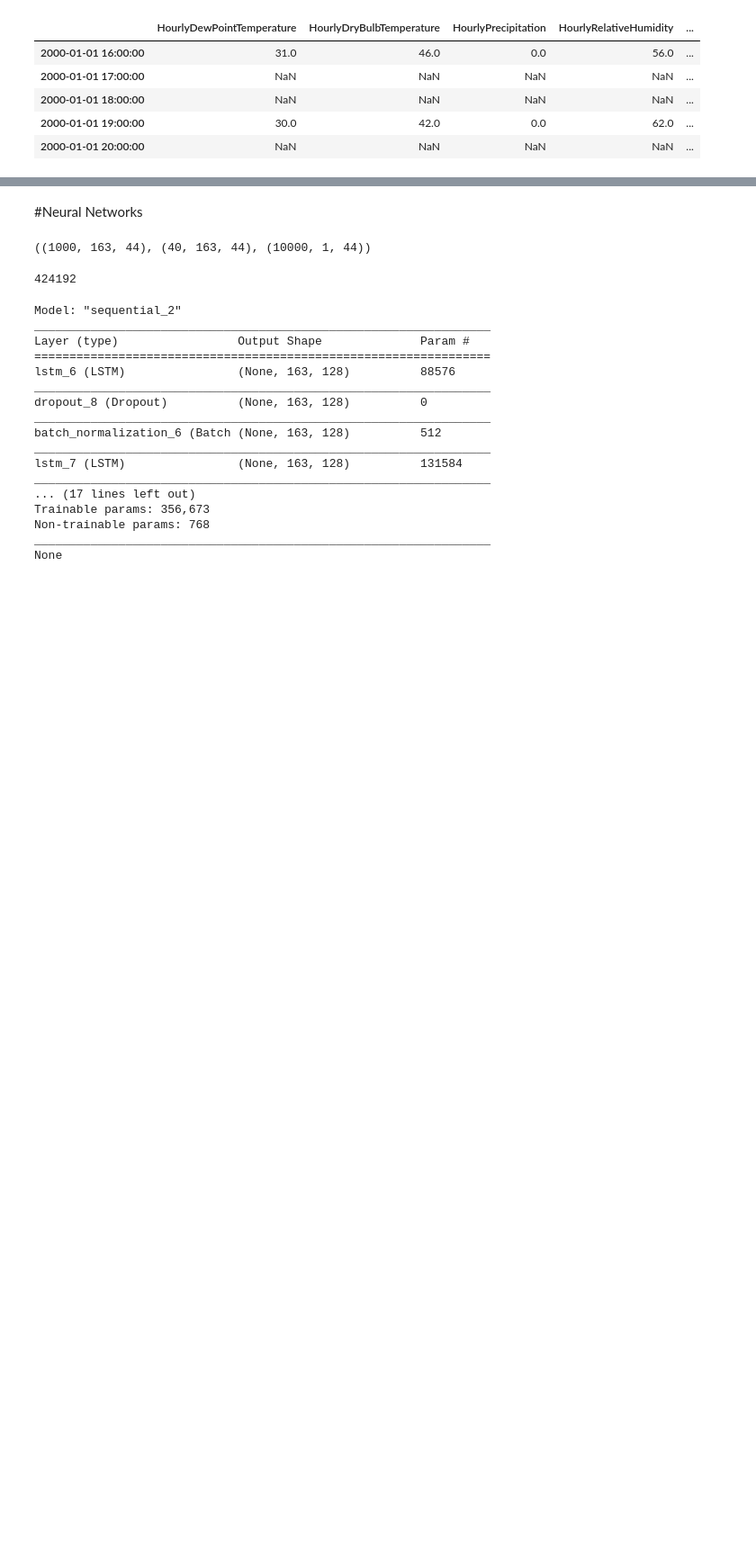
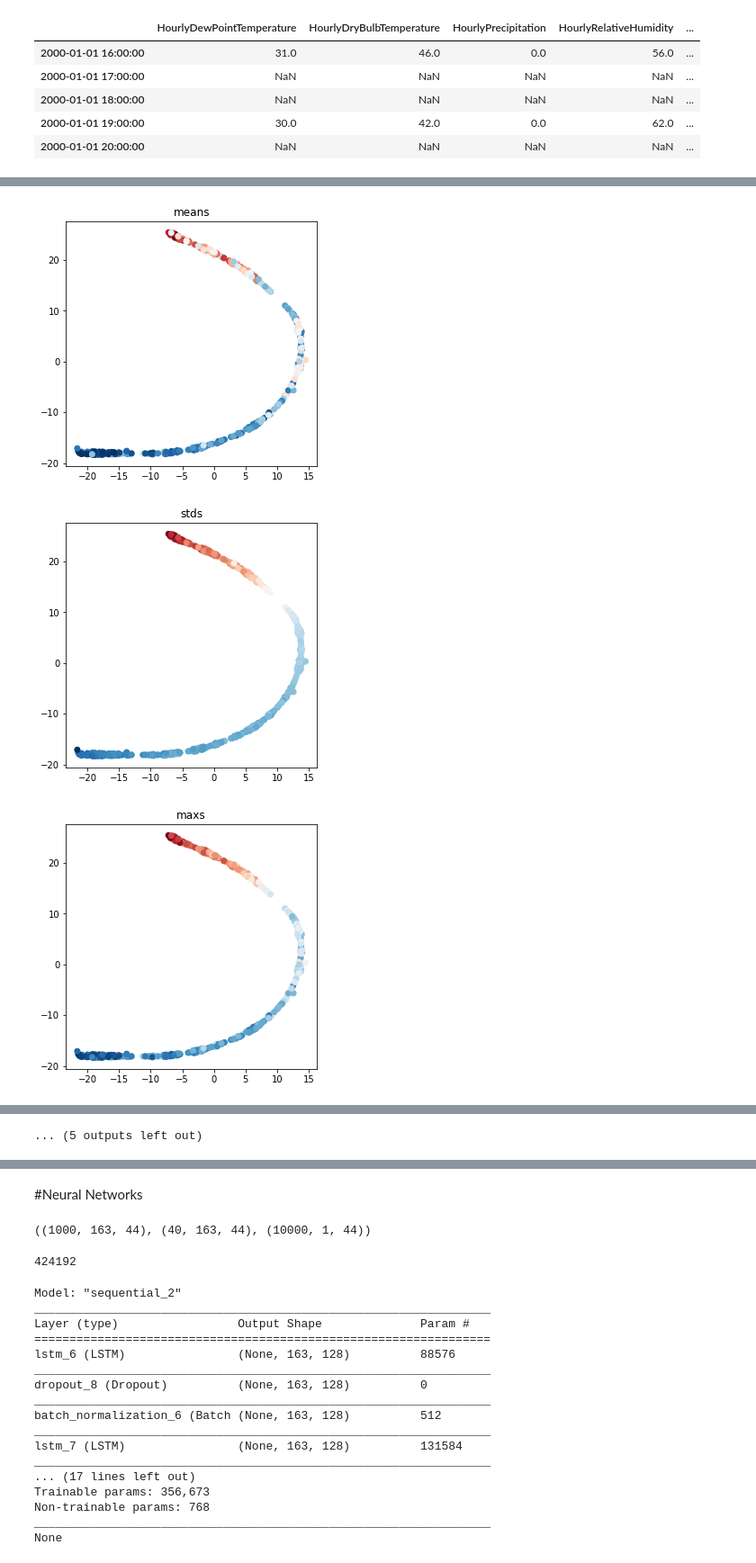
Before and after one commit to takao8/MLTSAProject, a Jupyter notebook: RNN_network_code.ipynb, the cells around one changed output, grey strips where cells are left out. Shown at 90% size. Saved outputs shown, nothing was run; the diff lists cells and outputs as text; code cells hidden in the pictures; blank space fills up the shorter version.

```diff
--- a/RNN_network_code.ipynb
+++ b/RNN_network_code.ipynb
@@ -264,0 +396,5 @@ pl.xscale('log')
+# %%
+features = []
+features = means.rename({"Nepool_Load_Hist": "means"},
+                        axis=1).merge(stds.rename({"Nepool_Load_Hist": "stds"},
+                                axis=1), left_index=True, right_index=True)
@@ -264,0 +536,14 @@ pl.xscale('log')
+# %%
+%%time
+for col in features.columns:
+    v = features[col].astype(float)
+    pl.figure(figsize=(5,5))
+    pl.title(col)
+    pl.scatter(X_embedded[:,0], X_embedded[:,1],  color=[pl.cm.RdBu_r(pl.Normalize(vmin=v.min(), vmax=v.max())(c))
+                                                         for c in v])
+
+    pl.show()
+# %% [output]
+[figure, added]
+[figure, added]
+[figure, added]
@@ -264,0 +559 @@ pl.xscale('log')
+... (5 outputs left out)
```
Also changed, not shown: parts of 73 cells of this notebook.
